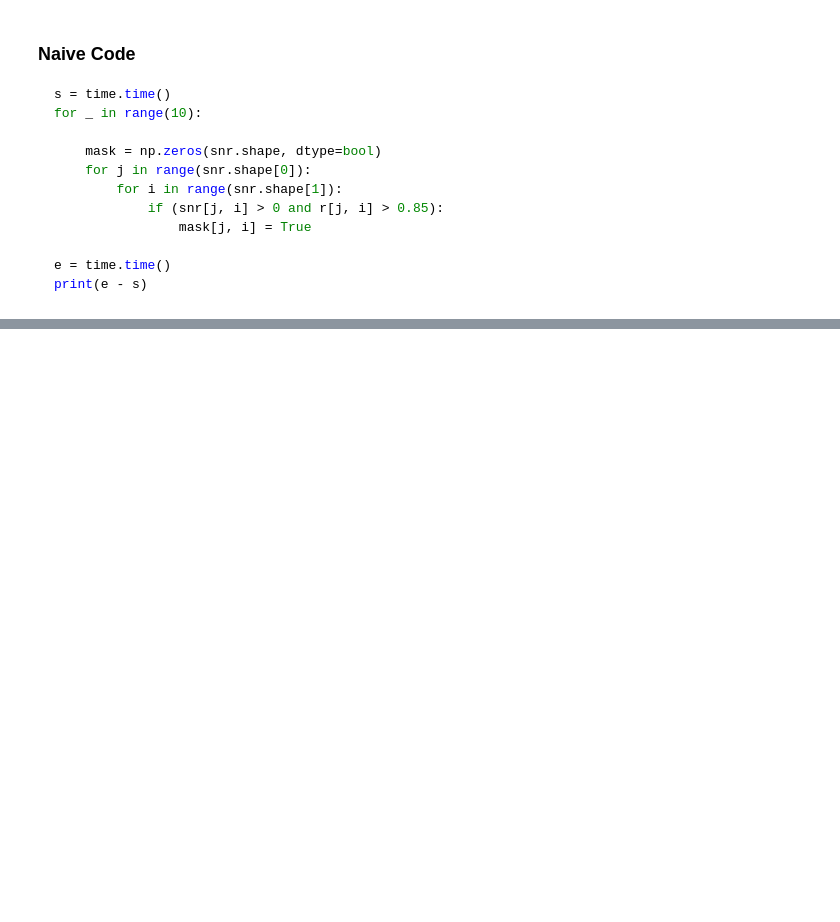
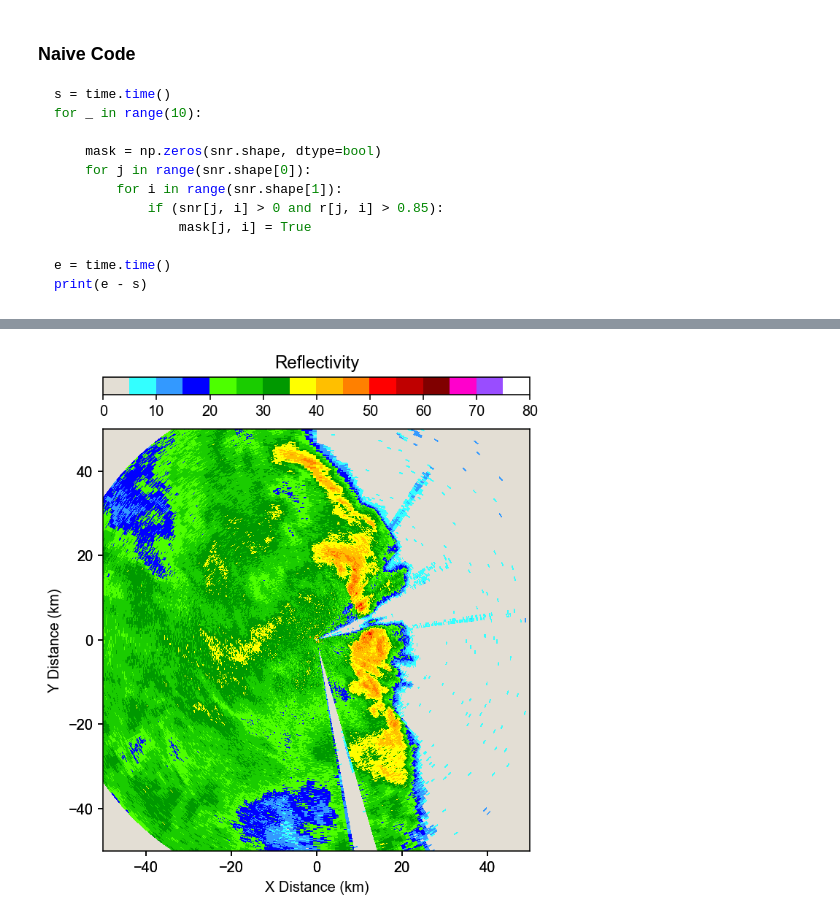
Before and after one commit to OURadar/PyRadarKit, a Jupyter notebook: SCWC Algorithm.ipynb, the cells around one changed output, grey strips where cells are left out. Cells and saved outputs as stored; diff of their text form; code cells hidden in the pictures; blank space fills up the shorter version.

```diff
--- a/SCWC Algorithm.ipynb
+++ b/SCWC Algorithm.ipynb
@@ -292,0 +340,4 @@ plt.colorbar(orientation='horizontal')
+# %%
+ppi = chart.showPPI(x, y, z, title='Reflectivity', maxrange=50.0)
+# %% [output]
+[figure, added]
```
Also changed, not shown: parts of 16 cells of this notebook, 1 other file.
